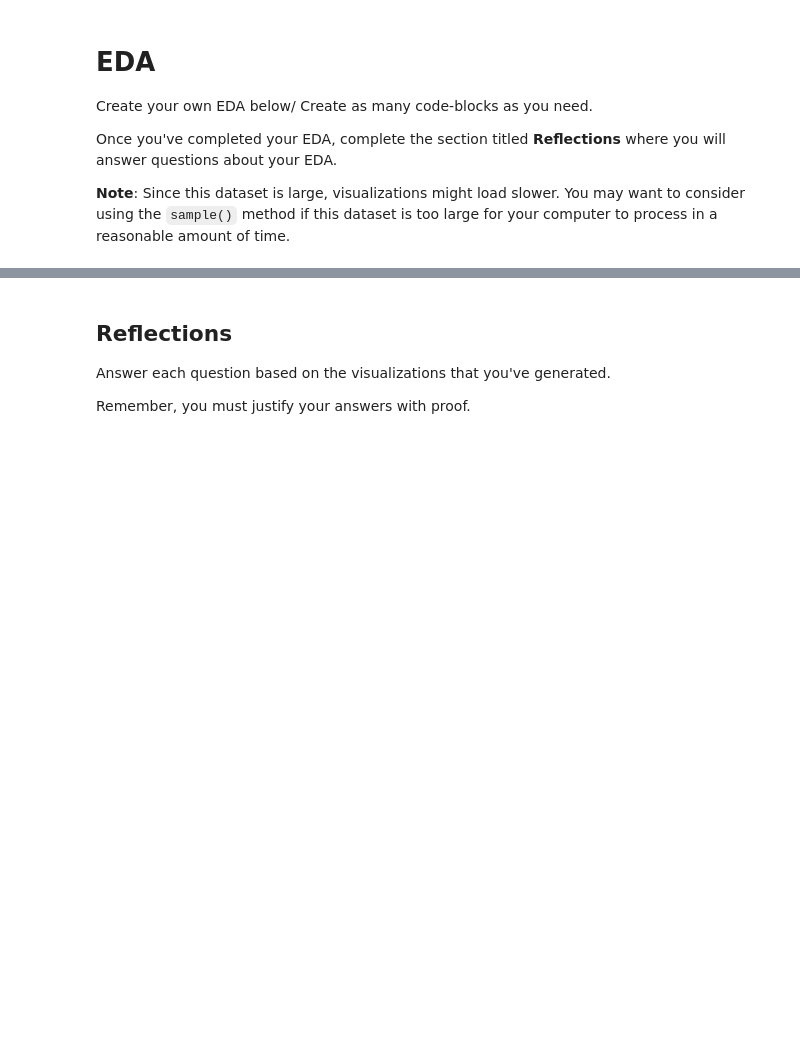
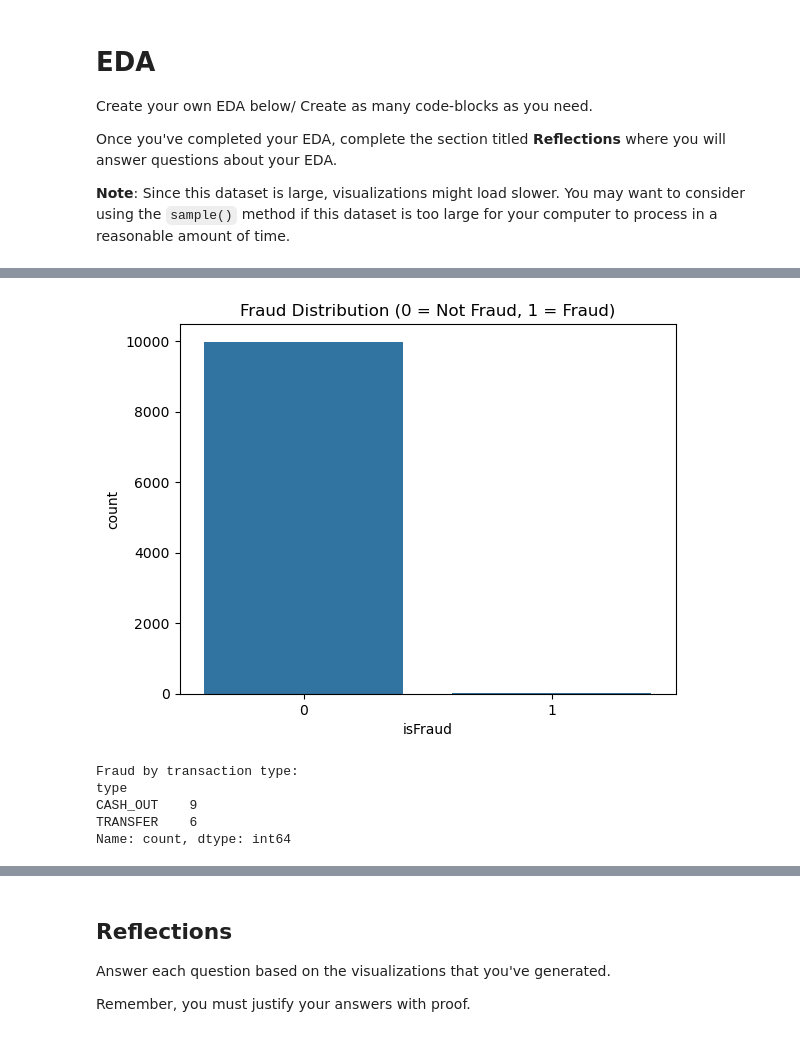
Before and after one commit to talgat24/nofraud, a Jupyter notebook: notebooks/eda.ipynb, the cells around one changed output, grey strips where cells are left out. Cells and saved outputs as stored; diff of their text form; code cells hidden in the pictures; blank space fills up the shorter version.

```diff
--- a/notebooks/eda.ipynb
+++ b/notebooks/eda.ipynb
@@ -34,0 +70,18 @@ transactions.head()
+# %%
+# Plot fraud distribution
+sns.countplot(x='isFraud', data=transactions)
+plt.title("Fraud Distribution (0 = Not Fraud, 1 = Fraud)")
+plt.show()
+# %% [output]
+[figure, added]
+# %%
+# Which transaction types are most often fraud?
+fraud_by_type = transactions[transactions['isFraud'] == 1]['type'].value_counts()
+print("\nFraud by transaction type:")
+print(fraud_by_type)
+# %% [output]
+Fraud by transaction type:
+type
+CASH_OUT    9
+TRANSFER    6
+Name: count, dtype: int64
```
Also changed, not shown: parts of 6 cells of this notebook, 1 other file.
